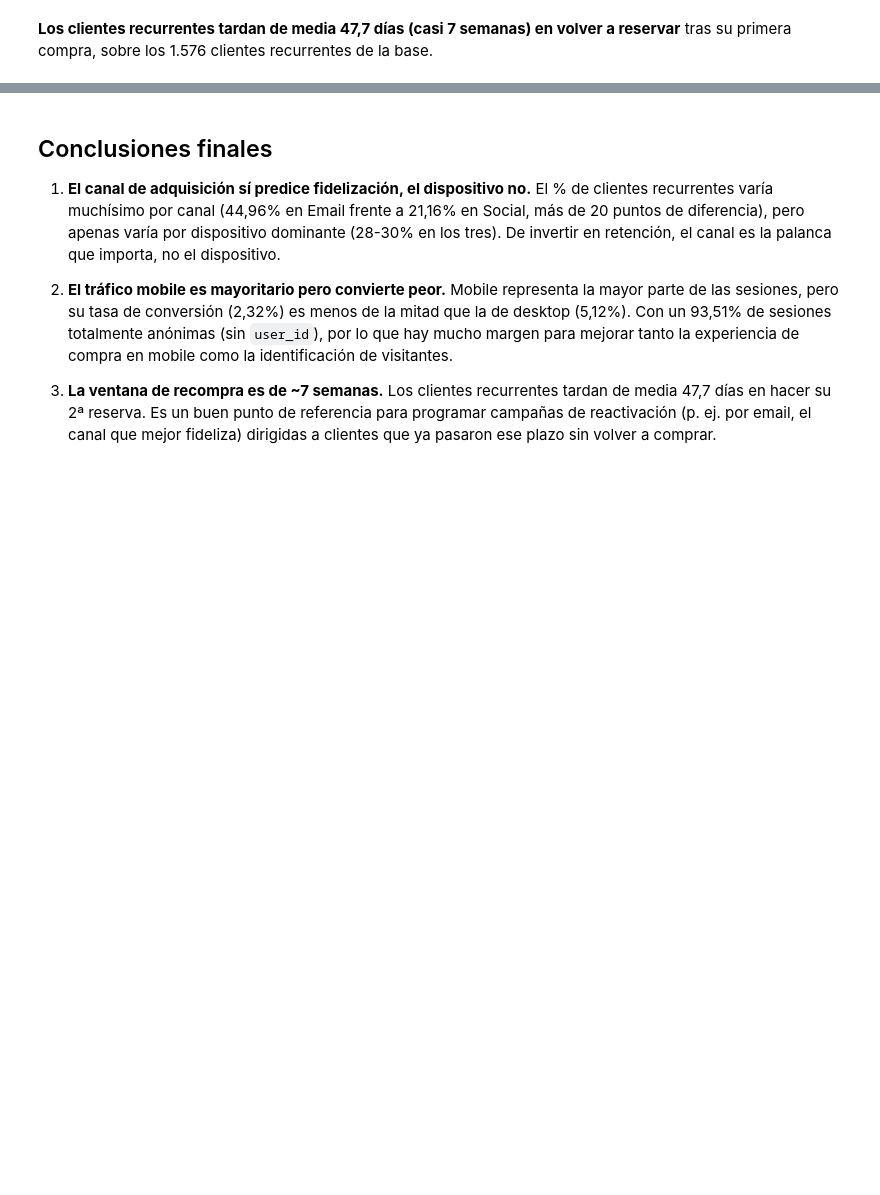
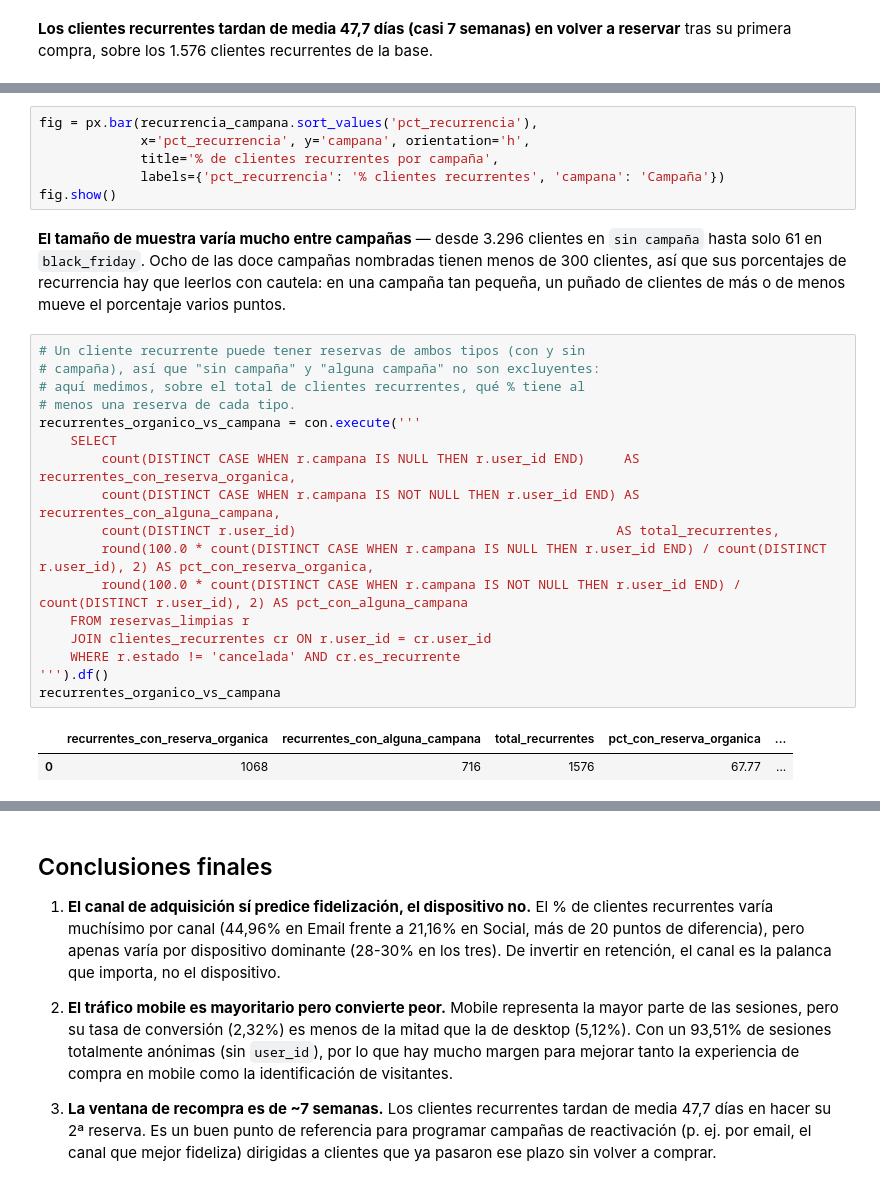
Before and after one commit to Irenegov/civitatis-business-case, a Jupyter notebook: notebooks/03_repeticion.ipynb, the cells around one changed output, grey strips where cells are left out. Saved outputs shown, nothing was run; the diff lists cells and outputs as text; blank space fills up the shorter version.

```diff
--- a/notebooks/03_repeticion.ipynb
+++ b/notebooks/03_repeticion.ipynb
@@ -254,0 +312,32 @@ recurrentes de la base.
+# %%
+fig = px.bar(recurrencia_campana.sort_values('pct_recurrencia'),
+             x='pct_recurrencia', y='campana', orientation='h',
+             title='% de clientes recurrentes por campaña',
+             labels={'pct_recurrencia': '% clientes recurrentes', 'campana': 'Campaña'})
+fig.show()
+# %% [markdown]
+**El tamaño de muestra varía mucho entre campañas** — desde 3.296 clientes
+en `sin campaña` hasta solo 61 en `black_friday`. Ocho de las doce campañas
+nombradas tienen menos de 300 clientes, así que sus porcentajes de
+recurrencia hay que leerlos con cautela: en una campaña tan pequeña, un
+puñado de clientes de más o de menos mueve el porcentaje varios puntos.
+# %%
+# Un cliente recurrente puede tener reservas de ambos tipos (con y sin
+# campaña), así que "sin campaña" y "alguna campaña" no son excluyentes:
+# aquí medimos, sobre el total de clientes recurrentes, qué % tiene al
+# menos una reserva de cada tipo.
+recurrentes_organico_vs_campana = con.execute('''
+    SELECT
+        count(DISTINCT CASE WHEN r.campana IS NULL THEN r.user_id END)     AS recurrentes_con_reserva_organica,
+        count(DISTINCT CASE WHEN r.campana IS NOT NULL THEN r.user_id END) AS recurrentes_con_alguna_campana,
+        count(DISTINCT r.user_id)                                         AS total_recurrentes,
+        round(100.0 * count(DISTINCT CASE WHEN r.campana IS NULL THEN r.user_id END) / count(DISTINCT r.user_id), 2) AS pct_con_reserva_organica,
+        round(100.0 * count(DISTINCT CASE WHEN r.campana IS NOT NULL THEN r.user_id END) / count(DISTINCT r.user_id), 2) AS pct_con_alguna_campana
+    FROM reservas_limpias r
+    JOIN clientes_recurrentes cr ON r.user_id = cr.user_id
+    WHERE r.estado != 'cancelada' AND cr.es_recurrente
+''').df()
+recurrentes_organico_vs_campana
+# %% [output]
+|  | recurrentes_con_reserva_organica | recurrentes_con_alguna_campana | total_recurrentes | pct_con_reserva_organica | ... |
+| 0 | 1068 | 716 | 1576 | 67.77 | ... |
```
Also changed, not shown: parts of 6 cells of this notebook.
